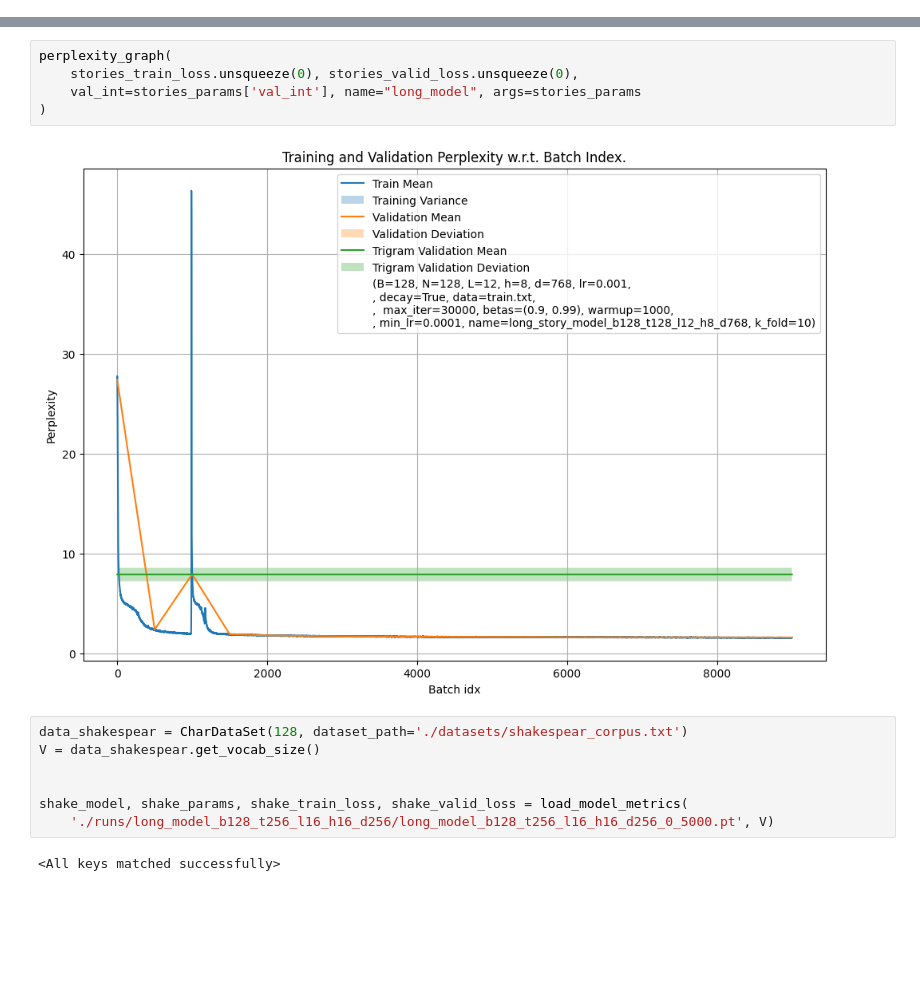
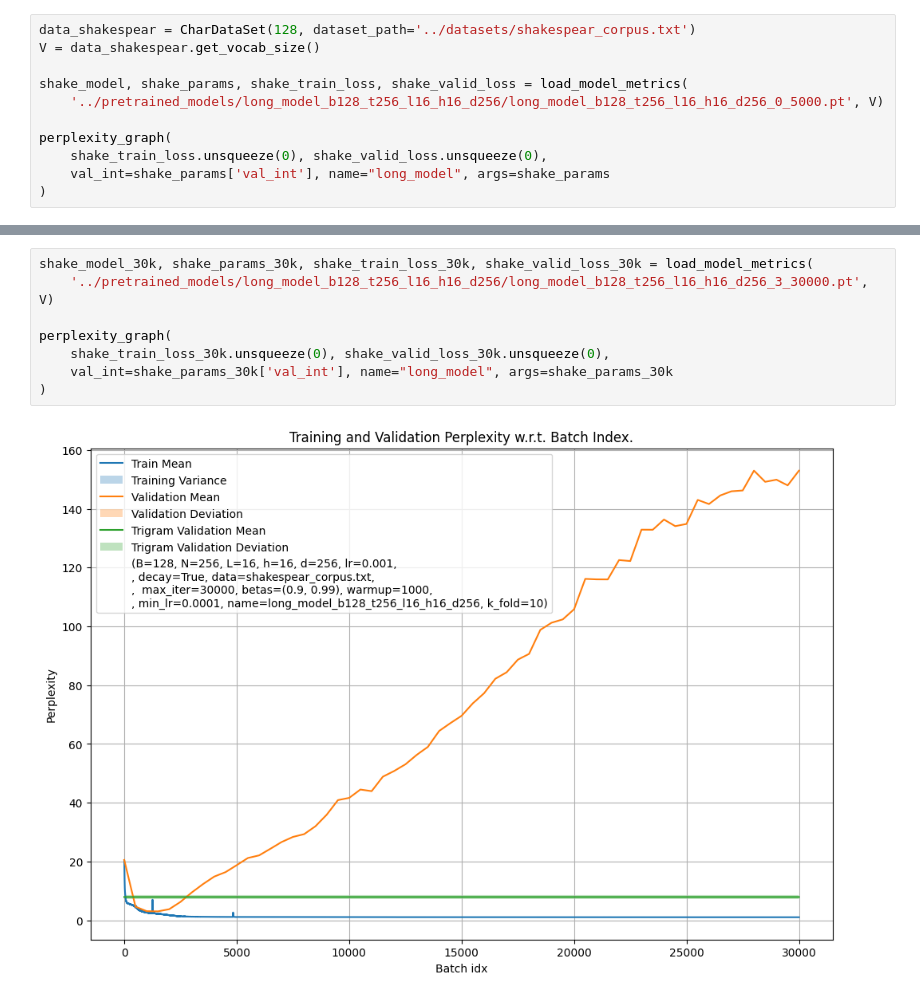
Before and after one commit to swissarthurfreeman/Shakespeak, a Jupyter notebook: notebooks/large_models.ipynb, the cells around one changed output, grey strips where cells are left out. Drawn from its saved outputs; the diff is of its cells as text; blank space fills up the shorter version.

```diff
--- a/trained_model_results.ipynb
+++ b/notebooks/large_models.ipynb
@@ -16,0 +30,11 @@ Lily was still under her head and put on her
+# %%
+data_shakespear = CharDataSet(128, dataset_path='../datasets/shakespear_corpus.txt')
+V = data_shakespear.get_vocab_size()
+
+shake_model, shake_params, shake_train_loss, shake_valid_loss = load_model_metrics(
+    '../pretrained_models/long_model_b128_t256_l16_h16_d256/long_model_b128_t256_l16_h16_d256_0_5000.pt', V)
+
+perplexity_graph(
+    shake_train_loss.unsqueeze(0), shake_valid_loss.unsqueeze(0),
+    val_int=shake_params['val_int'], name="long_model", args=shake_params
+)
@@ -17,16 +58,10 @@ Lily was still under her head and put on her
 # %%
+shake_model_30k, shake_params_30k, shake_train_loss_30k, shake_valid_loss_30k = load_model_metrics(
+    '../pretrained_models/long_model_b128_t256_l16_h16_d256/long_model_b128_t256_l16_h16_d256_3_30000.pt', V)
+
 perplexity_graph(
-    stories_train_loss.unsqueeze(0), stories_valid_loss.unsqueeze(0),
-    val_int=stories_params['val_int'], name="long_model", args=stories_params
+    shake_train_loss_30k.unsqueeze(0), shake_valid_loss_30k.unsqueeze(0),
+    val_int=shake_params_30k['val_int'], name="long_model", args=shake_params_30k
 )
 # %% [output]
-[figure, old version]
+[figure, new version]
-# %%
-data_shakespear = CharDataSet(128, dataset_path='./datasets/shakespear_corpus.txt')
-V = data_shakespear.get_vocab_size()
-
-
-shake_model, shake_params, shake_train_loss, shake_valid_loss = load_model_metrics(
-    './runs/long_model_b128_t256_l16_h16_d256/long_model_b128_t256_l16_h16_d256_0_5000.pt', V)
-# %% [output]
-<All keys matched successfully>
```
Also changed, not shown: parts of 19 cells of this notebook, 43 other files.
